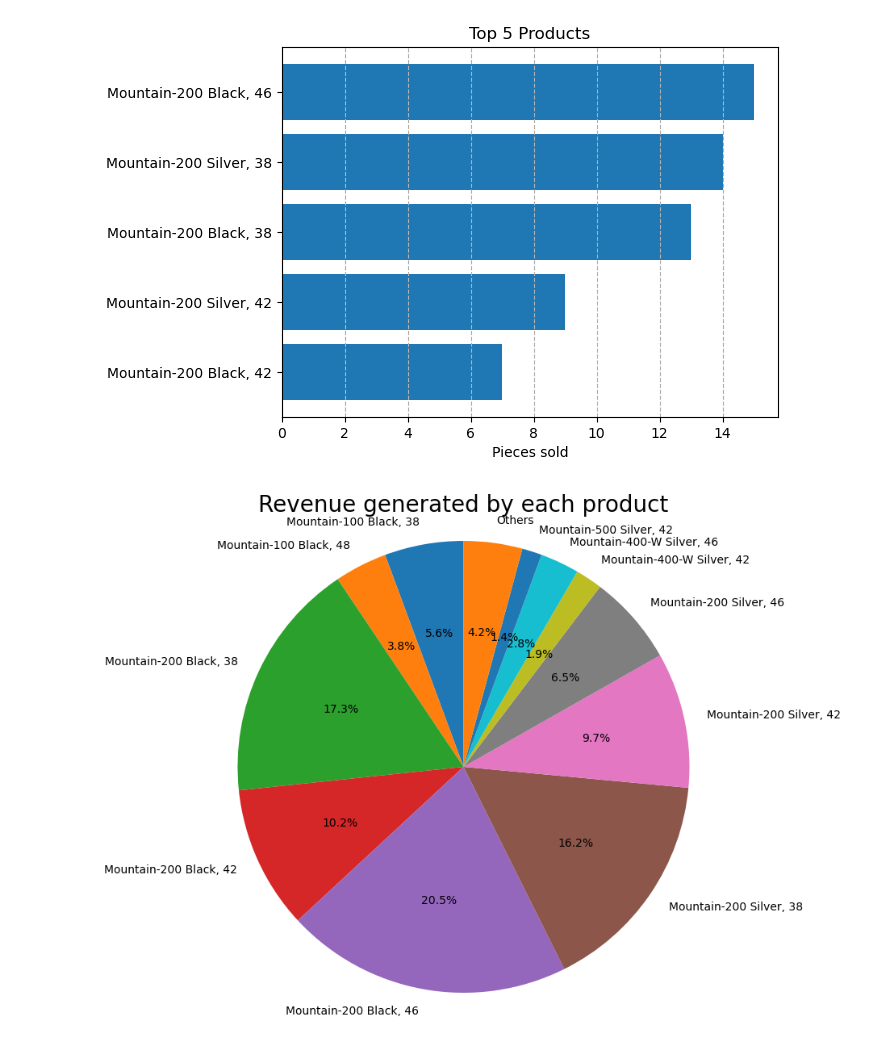
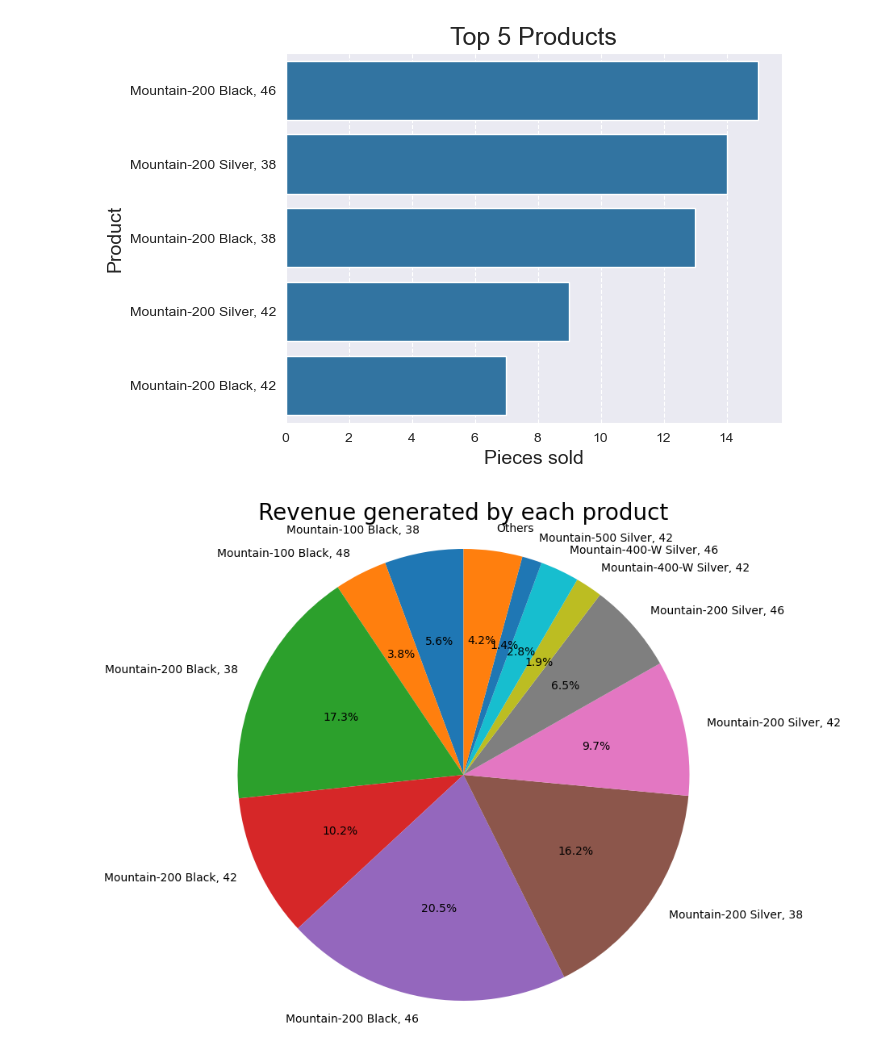
Before and after one commit to SashaD826/Portfolio, a Jupyter notebook: bike_sales.ipynb, the cells around one changed output. Saved outputs shown, nothing was run; the diff lists cells and outputs as text; code cells hidden in the pictures.

```diff
--- a/bike_sales.ipynb
+++ b/bike_sales.ipynb
@@ -59,14 +60,17 @@ bike_sales.loc[22, 'Revenue'] = 540
 # %%
 # Creating a bar chart tht shows top 5 selling products
 top_5_prod = bike_sales.Product_Description.value_counts().head()
-plt.barh(top_5_prod.index, top_5_prod.values)
-plt.gca().invert_yaxis()
-plt.title("Top 5 Products")
+data = top_5_prod.reset_index()
+data.columns = ["Product", "Pieces_Sold"]
+
+sns.barplot(x = "Pieces_Sold", y = "Product", data=data, order=data["Product"])
+plt.title("Top 5 Products", size = 18)
 plt.grid(True, which = 'major', axis = 'x', linestyle='--')
-plt.xlabel("Pieces sold")
+plt.xlabel("Pieces sold", size = 14)
+plt.ylabel("Product", size = 14)
 plt.show()
 # %% [output]
-[figure, old version]
+[figure, new version]
 # %%
 # Grouping Revenue by Product
 revenue_by_prod = bike_sales.groupby('Product_Description')['Revenue'].agg('sum')
```
Also changed, not shown: parts of 1 cell of this notebook.
